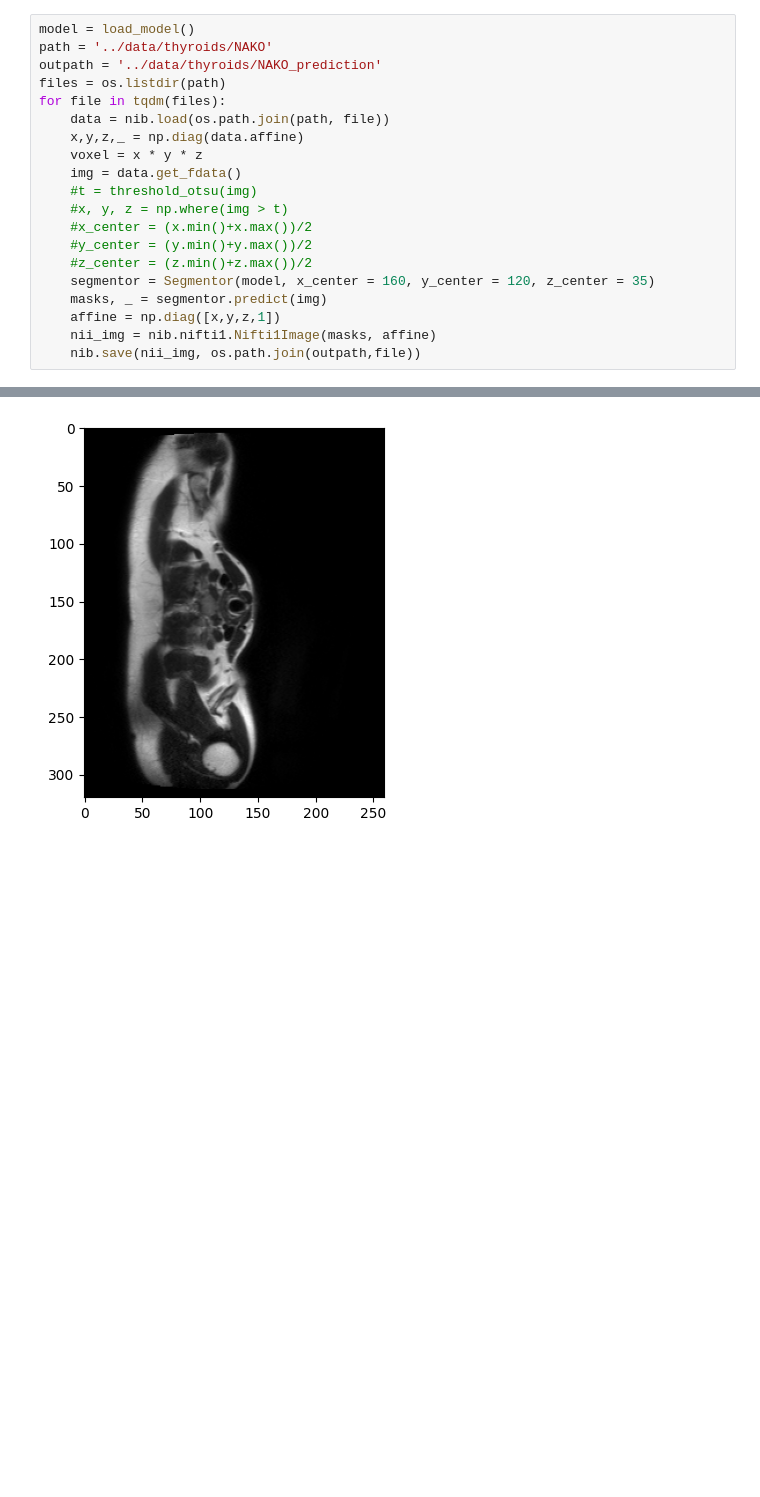
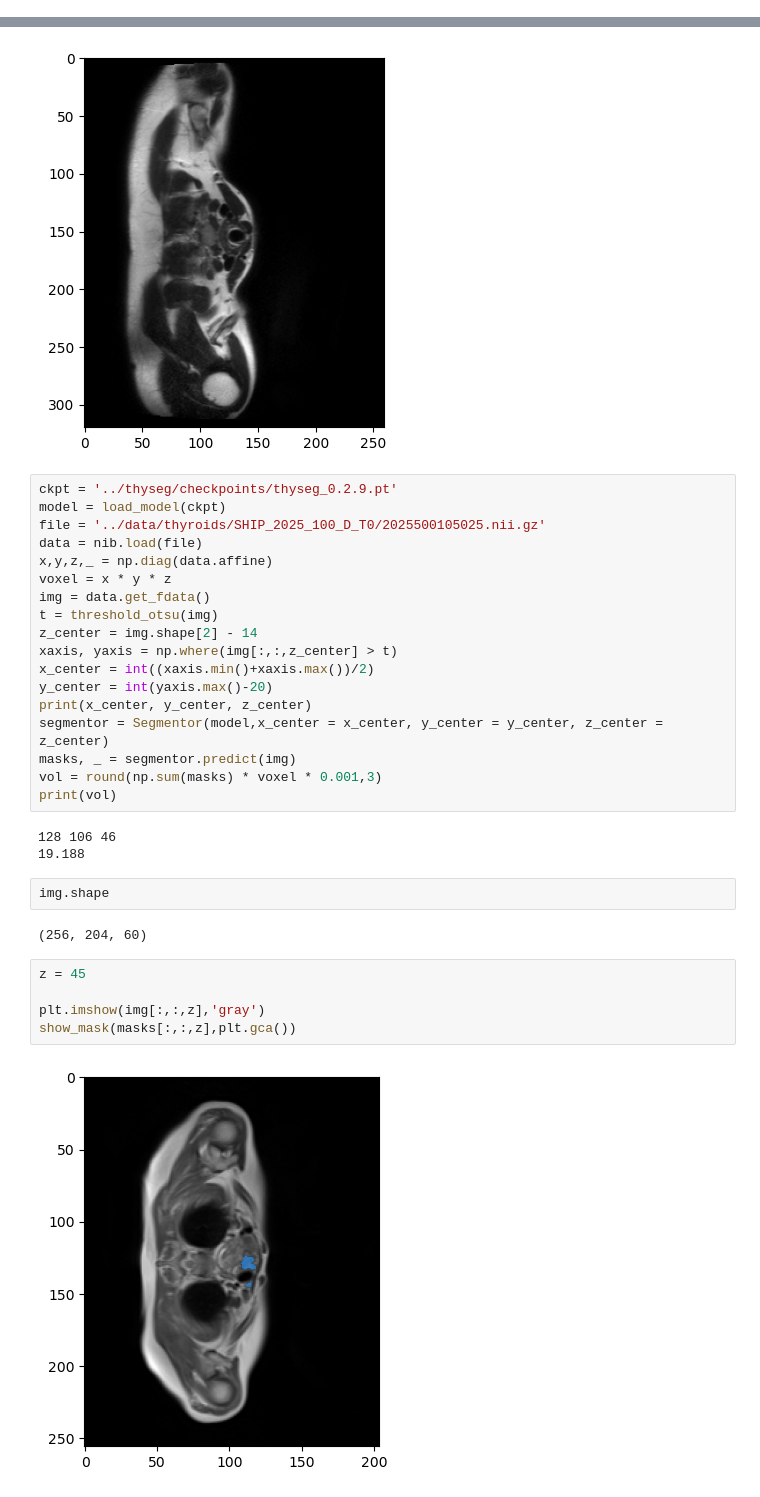
Before and after one commit to ThanhNguyen140/SegProj, a Jupyter notebook: notebooks/ship_segment.ipynb, the cells around one changed output, grey strips where cells are left out. Saved outputs shown, nothing was run; the diff lists cells and outputs as text; blank space fills up the shorter version.

```diff
--- a/notebooks/ship_segment.ipynb
+++ b/notebooks/ship_segment.ipynb
@@ -442,23 +419,3 @@ img.shape
-# %%
-model = load_model()
-path = '../data/thyroids/NAKO'
-outpath = '../data/thyroids/NAKO_prediction'
-files = os.listdir(path)
-for file in tqdm(files):
-    data = nib.load(os.path.join(path, file))
-    x,y,z,_ = np.diag(data.affine)
-    voxel = x * y * z
-    img = data.get_fdata()
-    #t = threshold_otsu(img)
-    #x, y, z = np.where(img > t)
-    #x_center = (x.min()+x.max())/2
-    #y_center = (y.min()+y.max())/2
-    #z_center = (z.min()+z.max())/2
-    segmentor = Segmentor(model, x_center = 160, y_center = 120, z_center = 35)
-    masks, _ = segmentor.predict(img)
-    affine = np.diag([x,y,z,1])
-    nii_img = nib.nifti1.Nifti1Image(masks, affine)
-    nib.save(nii_img, os.path.join(outpath,file))
 # %%
 print(x,y,z)
 # %% [output]
@@ -489,3 +446,35 @@ plt.imshow(img[:,:,n],'gray')
 show_mask(masks[:,:,n], plt.gca())
 # %% [output]
 [figure]
+# %%
+ckpt = '../thyseg/checkpoints/thyseg_0.2.9.pt'
+model = load_model(ckpt)
+file = '../data/thyroids/SHIP_2025_100_D_T0/2025500105025.nii.gz'
+data = nib.load(file)
+x,y,z,_ = np.diag(data.affine)
+voxel = x * y * z
+img = data.get_fdata()
+t = threshold_otsu(img)
+z_center = img.shape[2] - 14
+xaxis, yaxis = np.where(img[:,:,z_center] > t)
+x_center = int((xaxis.min()+xaxis.max())/2)
+y_center = int(yaxis.max()-20)
+print(x_center, y_center, z_center)
+segmentor = Segmentor(model,x_center = x_center, y_center = y_center, z_center = z_center)
+masks, _ = segmentor.predict(img)
+vol = round(np.sum(masks) * voxel * 0.001,3)
+print(vol)
+# %% [output]
+128 106 46
+19.188
+# %%
+img.shape
+# %% [output]
+(256, 204, 60)
+# %%
+z = 45
+
+plt.imshow(img[:,:,z],'gray')
+show_mask(masks[:,:,z],plt.gca())
+# %% [output]
+[figure, added]
```
Also changed, not shown: parts of 25 cells of this notebook, 12 other files.
